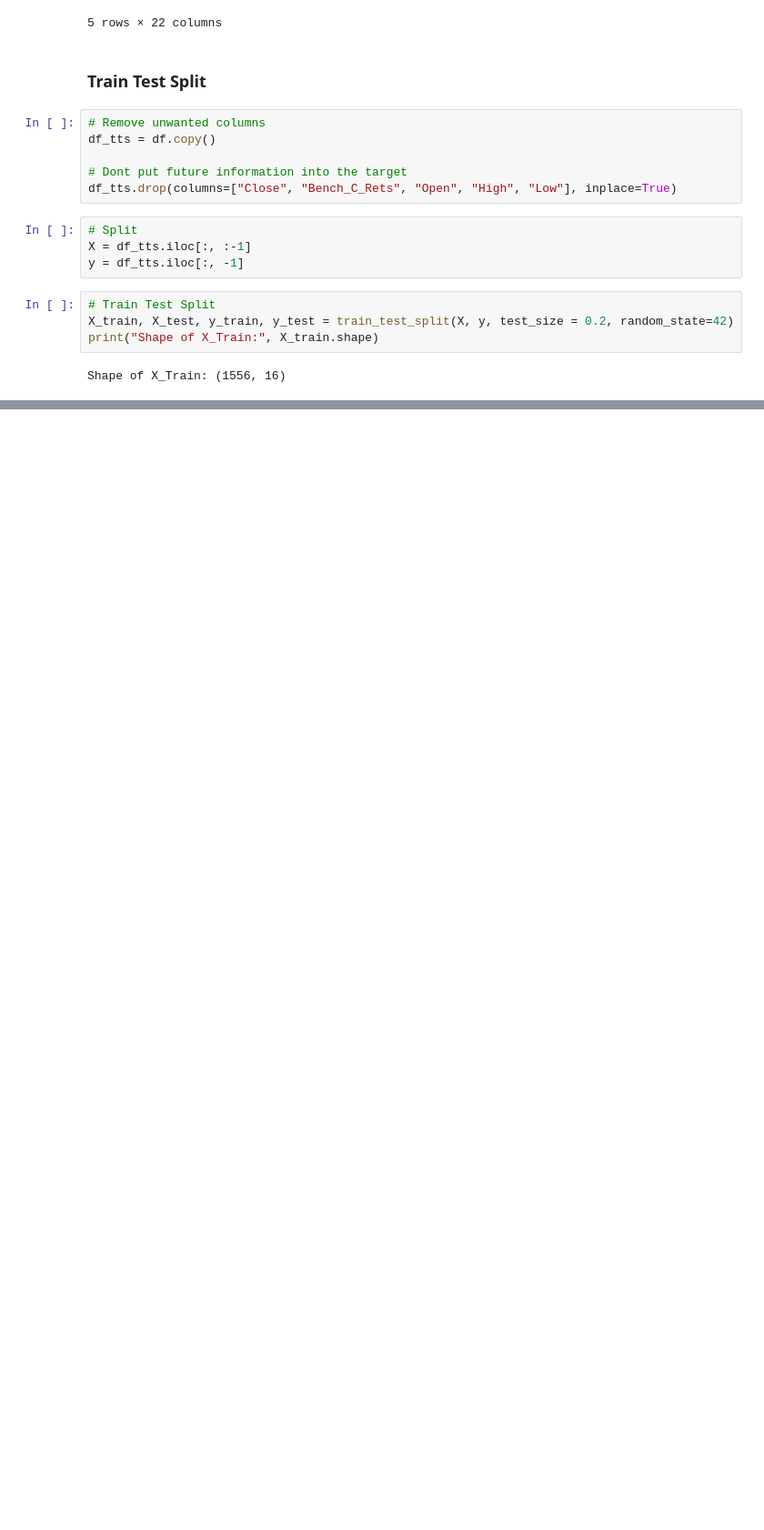
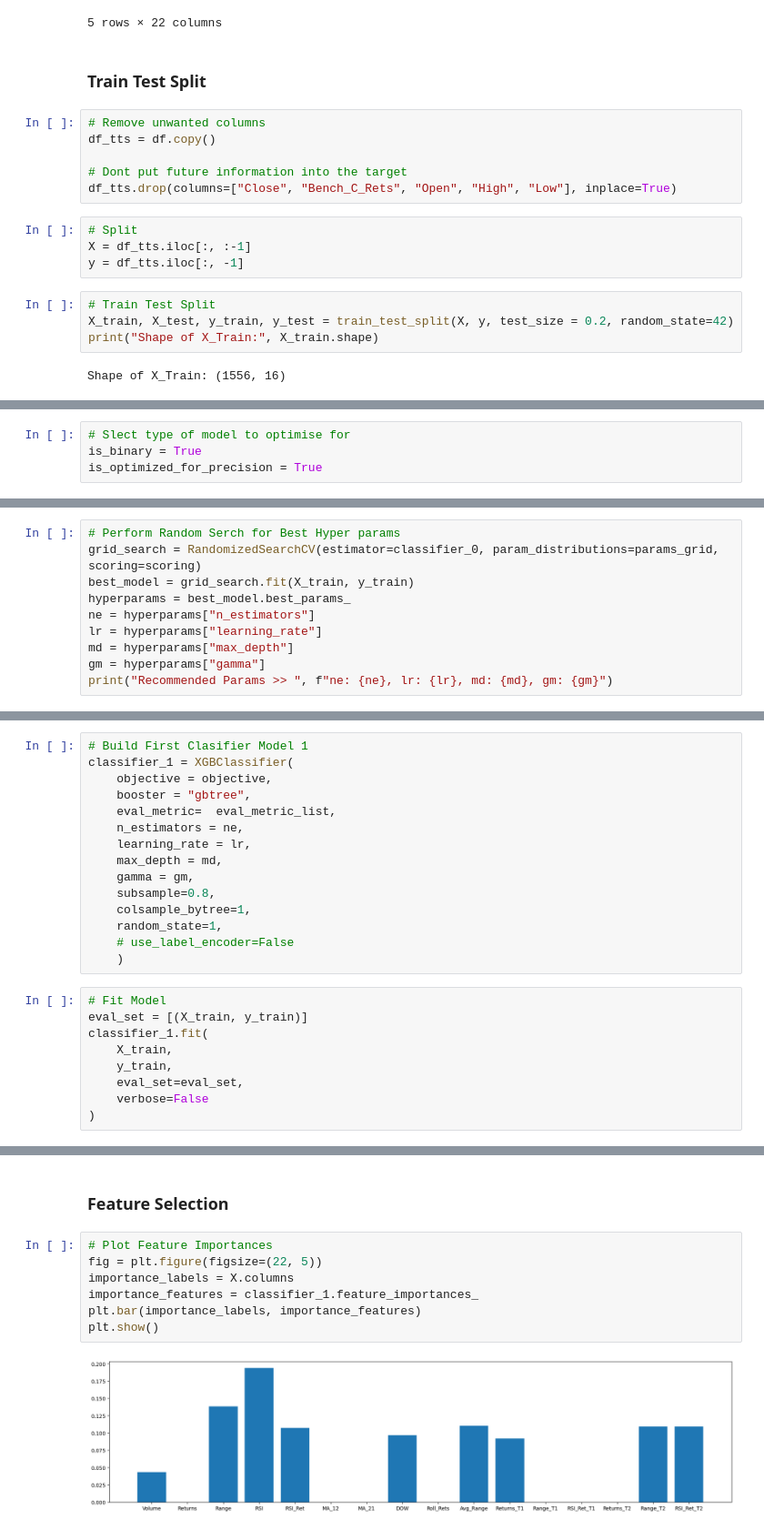
Before and after one commit to 2Rings/Quant_Strategies, a Jupyter notebook: MLTrading/SupervisedLearning/XGBOOST_Feature_Selection.ipynb, the cells around one changed output, grey strips where cells are left out. Shown: that part at 91% size. Saved outputs shown, nothing was run; the diff lists cells and outputs as text; blank space fills up the shorter version.

Commit message:
Feature Selection

```diff
--- a/MLTrading/SupervisedLearning/XGBOOST_Feature_Selection.ipynb
+++ b/MLTrading/SupervisedLearning/XGBOOST_Feature_Selection.ipynb
@@ -75,0 +80,4 @@ Shape of X_Train: (1556, 16)
+# %%
+# Slect type of model to optimise for
+is_binary = True
+is_optimized_for_precision = True
@@ -75,0 +125,10 @@ Shape of X_Train: (1556, 16)
+# %%
+# Perform Random Serch for Best Hyper params
+grid_search = RandomizedSearchCV(estimator=classifier_0, param_distributions=params_grid, scoring=scoring)
+best_model = grid_search.fit(X_train, y_train)
+hyperparams = best_model.best_params_
+ne = hyperparams["n_estimators"]
+lr = hyperparams["learning_rate"]
+md = hyperparams["max_depth"]
+gm = hyperparams["gamma"]
+print("Recommended Params >> ", f"ne: {ne}, lr: {lr}, md: {md}, gm: {gm}")
@@ -75,0 +139,24 @@ Shape of X_Train: (1556, 16)
+# %%
+# Build First Clasifier Model 1
+classifier_1 = XGBClassifier(
+    objective = objective,
+    booster = "gbtree",
+    eval_metric=  eval_metric_list,
+    n_estimators = ne,
+    learning_rate = lr,
+    max_depth = md,
+    gamma = gm,
+    subsample=0.8,
+    colsample_bytree=1,
+    random_state=1,
+    # use_label_encoder=False
+    )
+# %%
+# Fit Model
+eval_set = [(X_train, y_train)]
+classifier_1.fit(
+    X_train,
+    y_train,
+    eval_set=eval_set,
+    verbose=False
+)
@@ -75,0 +205,11 @@ Shape of X_Train: (1556, 16)
+# %% [markdown]
+### Feature Selection
+# %%
+# Plot Feature Importances
+fig = plt.figure(figsize=(22, 5))
+importance_labels = X.columns
+importance_features = classifier_1.feature_importances_
+plt.bar(importance_labels, importance_features)
+plt.show()
+# %% [output]
+[figure, added]
```
Also changed, not shown: parts of 17 cells of this notebook, 2 other files.
